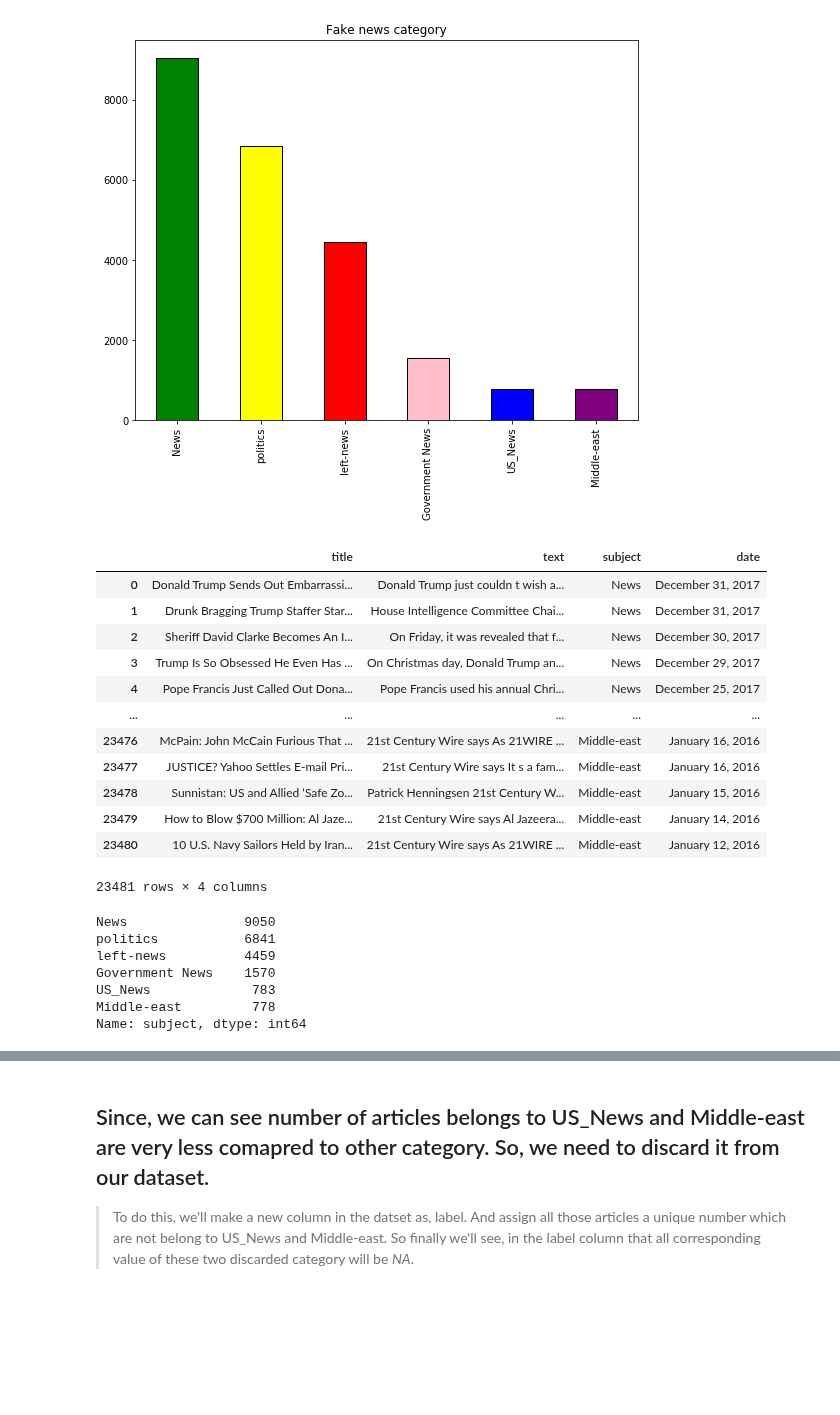
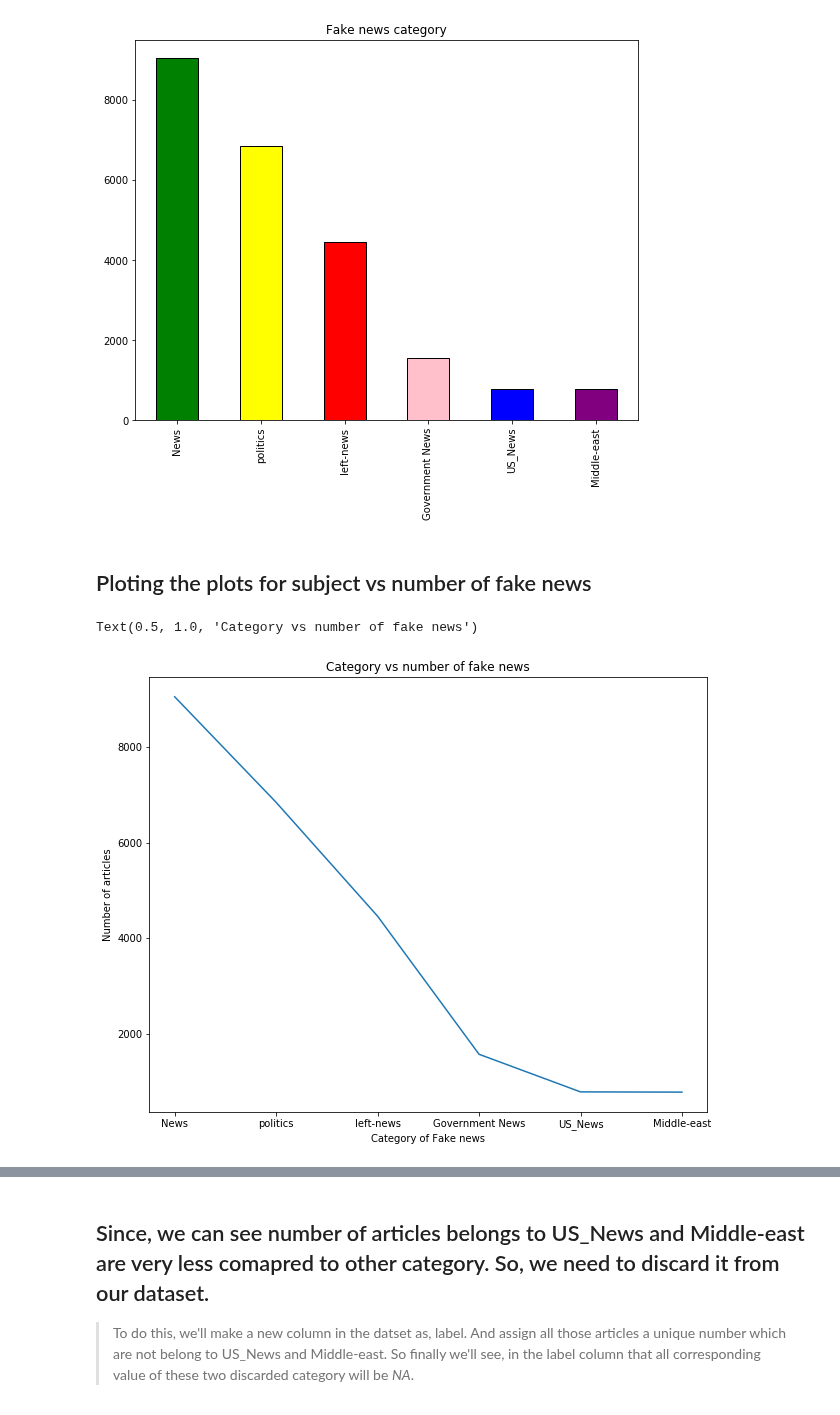
Before and after one commit to dheeraj-2000/6th_sem_Academics, a Jupyter notebook: Cryptography/Project/Fake_news_category.ipynb, the cells around one changed output, grey strips where cells are left out. Saved outputs shown, nothing was run; the diff lists cells and outputs as text; code cells hidden in the pictures; blank space fills up the shorter version.

```diff
--- a/Cryptography/Project/Fake_news_category.ipynb
+++ b/Cryptography/Project/Fake_news_category.ipynb
@@ -89,33 +90,16 @@ df['subject'].value_counts().plot(kind='bar',figsize=(9, 7),edgecolor='k',title=
 # %% [output]
 <matplotlib.axes._subplots.AxesSubplot at 0x...>
 [figure]
-# %%
-# Drop rows which contain any null value (or NaN)
-df = df.dropna()
-df
-# %% [output]
-|  | title | text | subject | date |
-| 0 | Donald Trump Sends Out Embarrassi... | Donald Trump just couldn t wish a... | News | December 31, 2017 |
-| 1 | Drunk Bragging Trump Staffer Star... | House Intelligence Committee Chai... | News | December 31, 2017 |
-| 2 | Sheriff David Clarke Becomes An I... | On Friday, it was revealed that f... | News | December 30, 2017 |
-| 3 | Trump Is So Obsessed He Even Has ... | On Christmas day, Donald Trump an... | News | December 29, 2017 |
-| 4 | Pope Francis Just Called Out Dona... | Pope Francis used his annual Chri... | News | December 25, 2017 |
-| ... | ... | ... | ... | ... |
-| 23476 | McPain: John McCain Furious That ... | 21st Century Wire says As 21WIRE ... | Middle-east | January 16, 2016 |
-| 23477 | JUSTICE? Yahoo Settles E-mail Pri... | 21st Century Wire says It s a fam... | Middle-east | January 16, 2016 |
-| 23478 | Sunnistan: US and Allied ‘Safe Zo... | Patrick Henningsen 21st Century W... | Middle-east | January 15, 2016 |
-| 23479 | How to Blow $700 Million: Al Jaze... | 21st Century Wire says Al Jazeera... | Middle-east | January 14, 2016 |
-| 23480 | 10 U.S. Navy Sailors Held by Iran... | 21st Century Wire says As 21WIRE ... | Middle-east | January 12, 2016 |
-23481 rows × 4 columns
-# %%
-category = df['subject'].value_counts()
-category
-# plt.plot(category)
-# %% [output]
-News               9050
-politics           6841
-left-news          4459
-Government News    1570
-US_News             783
-Middle-east         778
-Name: subject, dtype: int64
+# %% [markdown]
+## Ploting the plots for subject vs number of fake news
+# %%
+fig = plt.figure(figsize=(10,8))
+category = df['subject'].value_counts()
+# category
+plt.plot(category)
+plt.xlabel("Category of Fake news")
+plt.ylabel("Number of articles")
+plt.title('Category vs number of fake news')
+# %% [output]
+Text(0.5, 1.0, 'Category vs number of fake news')
+[figure, added]
```
Also changed, not shown: parts of 16 cells of this notebook.
